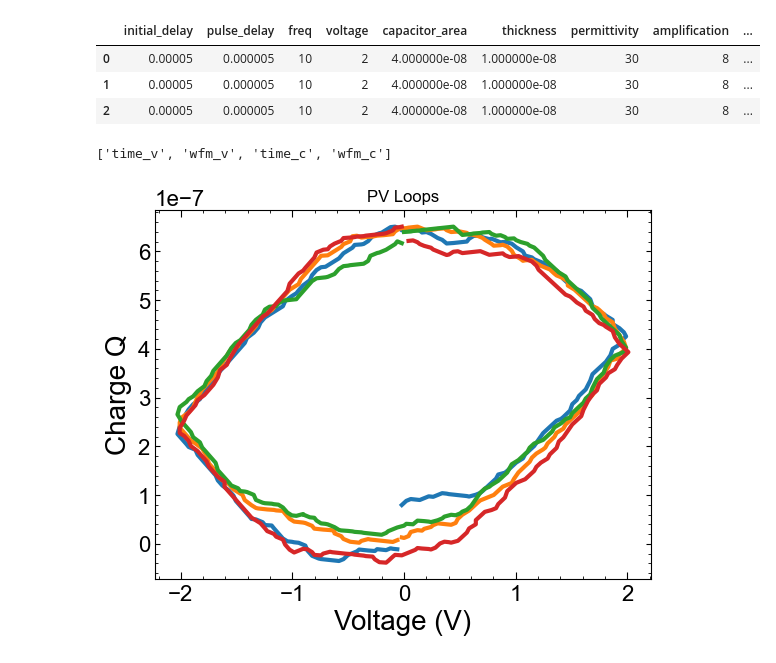
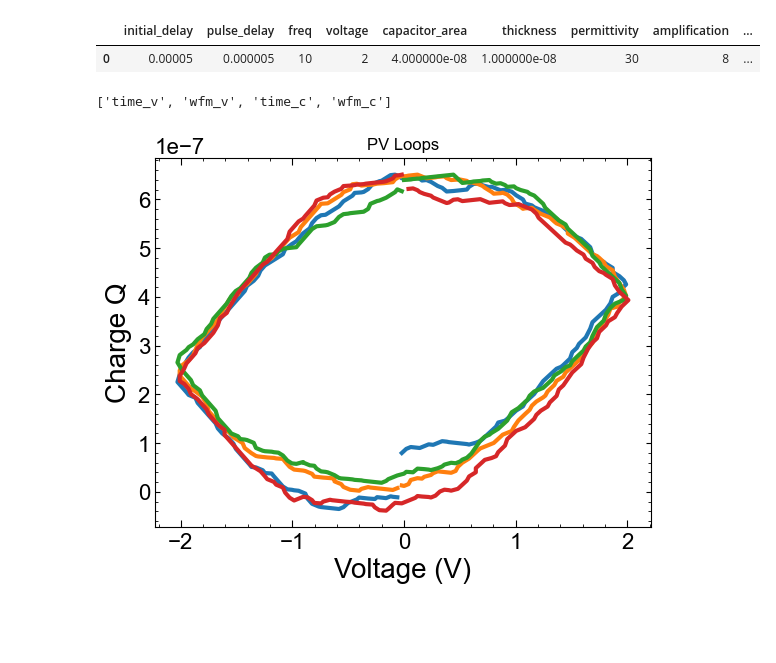
Before and after one commit to ElPsyKurisu/FE, a Jupyter notebook: PV/analysis.ipynb, the cells around one changed output. Saved outputs shown, nothing was run; the diff lists cells and outputs as text; code cells hidden in the pictures; blank space fills up the shorter version.

```diff
--- a/PV/analysis.ipynb
+++ b/PV/analysis.ipynb
@@ -7,15 +7,15 @@ import matplotlib.pyplot as plt
 from ekpy.analysis.analysisgeotemp import use_analysis_file #note need to make this under __all__
 # %%
 # load the dataset
-dset = analysis.load_Dataset('./Data/Sherry Devices (JJ)/JJ_HZO_600_D1')
+Data_folder_path = "C:/Users/geofr/Desktop/Research/Data/FE/PV/"
+
+dset = analysis.load_Dataset(Data_folder_path + 'BTO/')
 
 # print dset, parsable collection of meta data which holds pointers to the real data files
 dset
 # %% [output]
 |  | initial_delay | pulse_delay | freq | voltage | capacitor_area | thickness | permittivity | amplification | ... |
 | 0 | 0.00005 | 0.000005 | 10 | 2 | 4.000000e-08 | 1.000000e-08 | 30 | 8 | ... |
-| 1 | 0.00005 | 0.000005 | 10 | 2 | 4.000000e-08 | 1.000000e-08 | 30 | 8 | ... |
-| 2 | 0.00005 | 0.000005 | 10 | 2 | 4.000000e-08 | 1.000000e-08 | 30 | 8 | ... |
 # %%
 data2= dset.select_index(2).get_data()
 # %%
```
Also changed, not shown: 9 other files.
